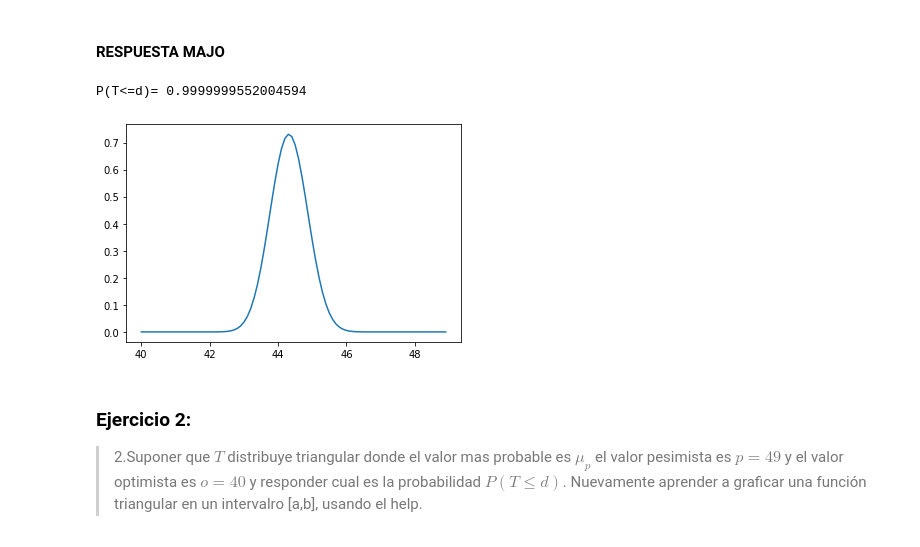
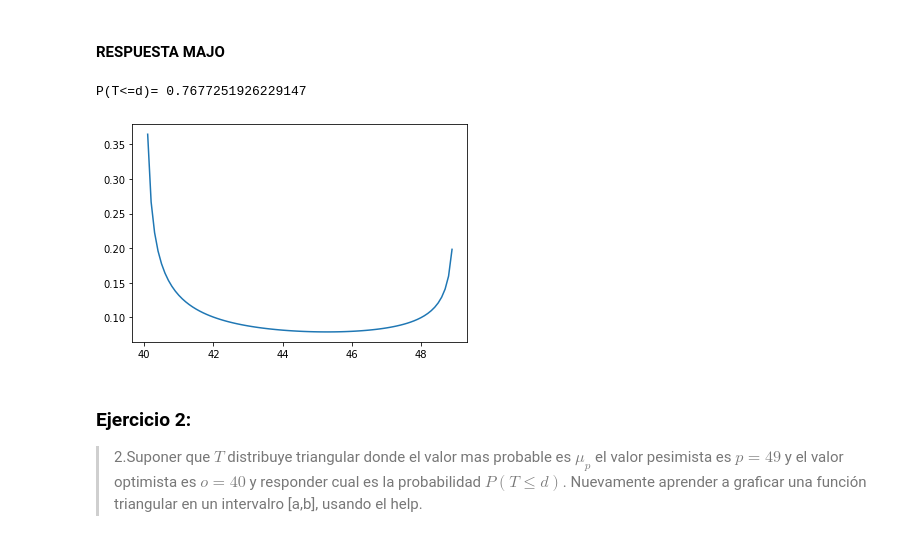
Before and after one commit to Sofiagarciaif/Tarea6_CantuM_GarciaS, a Jupyter notebook: Tarea6.ipynb, the cells around one changed output. Cells and saved outputs as stored; diff of their text form; code cells hidden in the pictures.

```diff
--- a/Tarea6.ipynb
+++ b/Tarea6.ipynb
@@ -70,26 +70,26 @@ P(T<=d)= 0.7677251926229147
 # %%
 import numpy as np
 import matplotlib.pyplot as plt
 from scipy.optimize import fsolve
 import scipy.stats as st
 from sympy import var, solve
 #Recuperando la media y varianza del ejercicio anterior, al igual que los dias
 up = 44; sigma = np.sqrt(9); d = 47
 a,b=var('a b')
-f1=44-(20*b+70*a)/(a+b)
-f2=9-(a*b*(70-20)**2)/((a+b)**2*(1+a+b))
+f1=44-(40*b+49*a)/(a+b)
+f2=9-(a*b*(49-40)**2)/((a+b)**2*(1+a+b))
 sols = solve((f1, f2), (a, b))
 alpha=sols[0][0]
 beta=sols[0][1]
 #ya teniendo alpha y beta
 x = np.arange (40, 49, 0.1)
 y = st.beta.pdf(x,float(alpha),float(beta), loc=40,scale=9)
 P=st.beta(float(alpha),float(beta),loc=40,scale=9).cdf(47)
 plt.plot(x,y)
 print('P(T<=d)=',P)
 # %% [output]
-P(T<=d)= 0.9999999552004594
+P(T<=d)= 0.7677251926229147
-[figure, old version]
+[figure, new version]
 # %% [markdown]
 ### Ejercicio 2:
 >2.Suponer que $T$ distribuye triangular donde el valor mas probable es $\mu_p$ el valor pesimista es $p=49$ y el valor optimista es $o=40$ y responder cual es la probabilidad $P(T\leq d)$. Nuevamente aprender a graficar una función triangular en un intervalro [a,b], usando el help.
```
